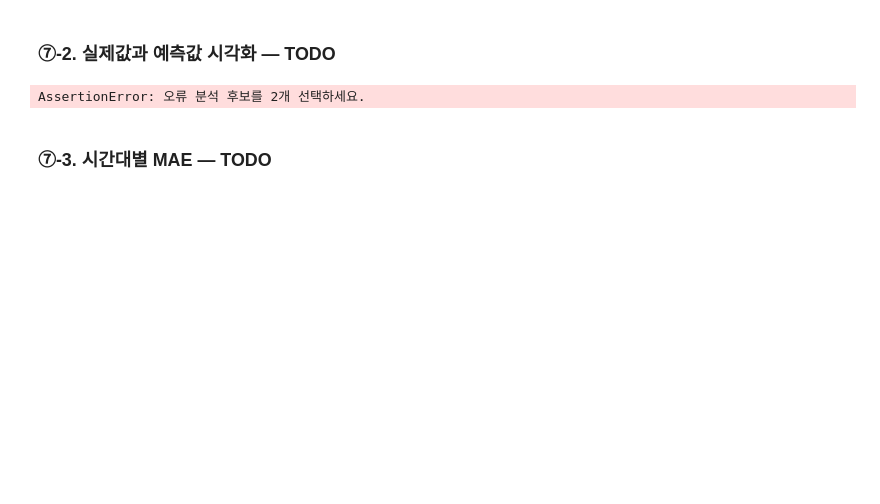
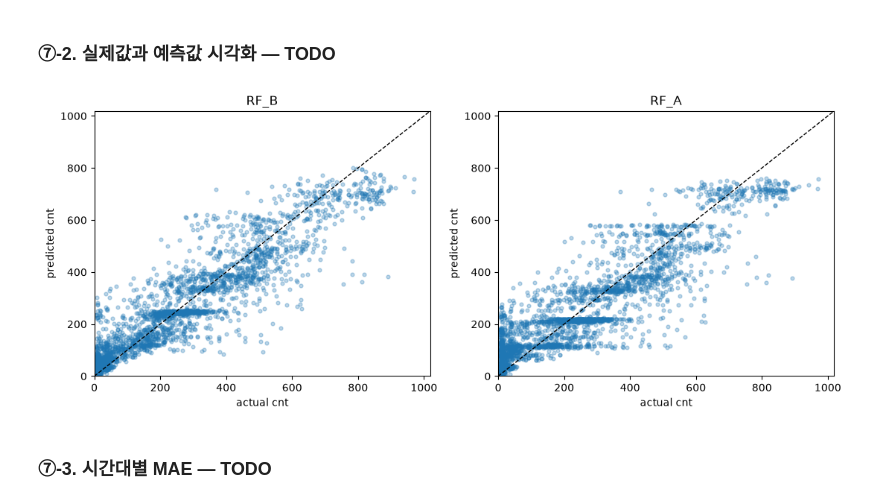
Before and after one commit to Gotti0/ai-mini-projects, a Jupyter notebook: mini-project-01/code/01_regression_bike_demand.ipynb, the cells around one changed output. Drawn from its saved outputs; the diff is of its cells as text; code cells hidden in the pictures; blank space fills up the shorter version.

```diff
--- a/mini-project-01/code/01_regression_bike_demand.ipynb
+++ b/mini-project-01/code/01_regression_bike_demand.ipynb
@@ -628,25 +632,26 @@ display(pred_df.head())
 # %%
 # [공통] 두 후보 모델을 나란히 비교합니다.
 assert len(candidates) == 2, "오류 분석 후보를 2개 선택하세요."
 fig, axes = plt.subplots(1, 2, figsize=(11, 4.5))
 lim = pred_df["actual"].max() * 1.05
 
 for ax, name in zip(axes, candidates):
     # TODO 7-3. 실제값(x)·예측값(y) 산점도와 y=x 기준선을 작성합니다.
     # 힌트: ax.scatter(), ax.plot()
-    ...
+    ax.scatter(pred_df["actual"], pred_df[f"pred_{name}"], alpha=0.3, s=12)
+    ax.plot([0, lim], [0, lim], color="black", linestyle="--", linewidth=1)
 
     # [공통] 축 및 제목
     ax.set_xlabel("actual cnt")
     ax.set_ylabel("predicted cnt")
     ax.set_title(name)
     ax.set_xlim(0, lim)
     ax.set_ylim(0, lim)
 
 plt.tight_layout()
 plt.show()
 # %% [output]
-AssertionError: 오류 분석 후보를 2개 선택하세요.
+[figure, added]
 # %% [markdown]
 ### ⑦-3. 시간대별 MAE — TODO
 # %%
```
Also changed, not shown: parts of 12 cells of this notebook, 5 other files.
